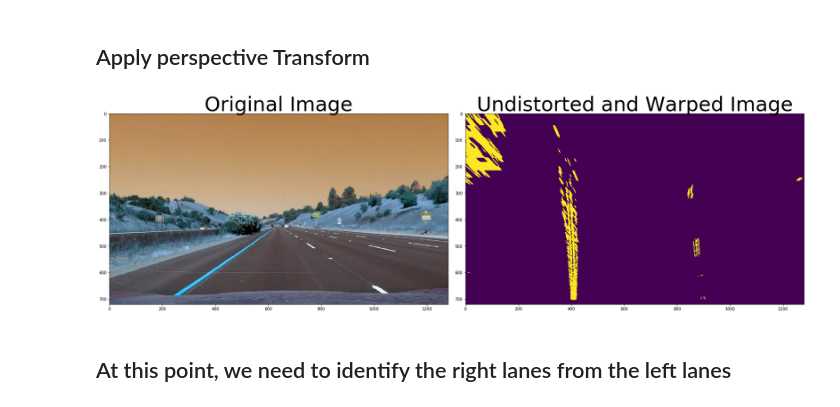
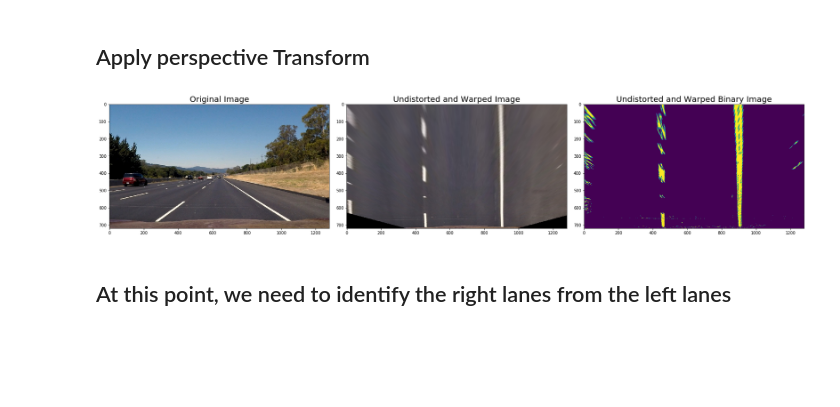
Before and after one commit to Jeremy26/advanced-lane-lines, a Jupyter notebook: P4.ipynb, the cells around one changed output. Saved outputs shown, nothing was run; the diff lists cells and outputs as text; code cells hidden in the pictures; blank space fills up the shorter version.

Commit message:
Pipeline can be sent to videoFileClip, Gradient has more parameters, Cleaner code

```diff
--- a/P4.ipynb
+++ b/P4.ipynb
@@ -73,0 +66,7 @@ An example of an object point (a corner) and its corresponding image point
+# %%
+## An example of object points and image points
+objpoints, imgpoints = get_points()
+print("An example of an object point (top-left corner) and its corresponding image point")
+print(objpoints[0][0])
+print(imgpoints[0][0])
+cv2.destroyAllWindows()
@@ -82,7 +85,7 @@ def cal_undistort(img, objpoints, imgpoints):
     return undist
 # %%
 for idx, fname in enumerate (calibration_images):
-    img = cv2.imread(fname)
+    img = mpimg.imread(fname)
     undistorted = cal_undistort(img, objpoints, imgpoints)
     # Test on one image
     if (idx==0):
@@ -147,0 +238,7 @@ for idx, fname in enumerate (test_images):
+# %%
+def combined_color_gradient(color, gradient):
+    binary = np.dstack(( np.zeros_like(gradient), gradient, color))
+    # Combine the two binary thresholds
+    combined = np.zeros_like(gradient)
+    combined[(color == 1) | (gradient == 1)] = 1
+    return combined
@@ -152,8 +282,8 @@ def perspective_transform(img):
     ## The given image is already undistorted
     #gray = cv2.cvtColor(img, cv2.COLOR_BGR2GRAY)
     img_size = (img.shape[1], img.shape[0])
-    src = np.float32([[600,450],[700,450],[1050,680],[250,680]])
-    dst = np.float32([[400, 100], [900, 100],[900, 700],[400,700]])
+    src = np.float32([[575,450],[700,450],[1200,720],[0,720]])
+    dst = np.float32([[350, 0], [950, 0],[950, 720],[350,720]])
 
     # Given src and dst points, calculate the perspective transform matrix
     M = cv2.getPerspectiveTransform(src, dst)
@@ -164,21 +294,37 @@ def perspective_transform(img):
     return warped, M
 # %%
 for idx, fname in enumerate (test_images):
-    img = cv2.imread(fname)
-    undistorted = cal_undistort(img, objpoints, imgpoints)
-    color_binary = color_gradient(img,(170, 255), (30, 100))
-    top_down, perspective_M = perspective_transform(color_binary)
+    if (idx==1):
+        img = mpimg.imread(fname)
+        undistorted = cal_undistort(img, objpoints, imgpoints)
+        ## COLOR
+        s_binary = hls_select(undistorted, thresh = (170,255))
+        ## GRADIENT
+        gradx = abs_sobel_thresh(undistorted, orient='x', sobel_kernel=3, thresh_min =20,thresh_max= 120)
+        grady = abs_sobel_thresh(undistorted, orient='y', sobel_kernel=3, thresh_min =30,thresh_max= 80)
+        mag_binary = mag_thresh(undistorted, sobel_kernel=9, mag_thresh=(20, 200))
+        dir_binary = dir_threshold(undistorted, sobel_kernel=15, thresh=(0.7, 1.3))
+        combined_gradient = np.zeros_like(dir_binary)
+        combined_gradient[((gradx == 1) & (grady == 1)) | ((mag_binary == 1) & (dir_binary == 1))] = 1
+        ## COLOR AND GRADIENT
+        ccg = combined_color_gradient(s_binary,combined_gradient)
 
-    if (idx==0):
-        f, (ax1, ax2) = plt.subplots(1, 2, figsize=(24, 9))
+        ## PERSPECTIVE TRANSFORMED
+        birded, M = perspective_transform(undistorted)
+        top_down, perspective_M = perspective_transform(ccg)
+
+        f, (ax1, ax2,ax3) = plt.subplots(1, 3, figsize=(24, 9))
         f.tight_layout()
         ax1.imshow(img)
-        ax1.set_title('Original Image', fontsize=50)
-        ax2.imshow(top_down)
-        ax2.set_title('Undistorted and Warped Image', fontsize=50)
+        ax1.set_title('Original Image', fontsize=20)
+        ax2.imshow(birded)
+        ax2.set_title('Undistorted and Warped Image', fontsize=20)
         plt.subplots_adjust(left=0., right=1, top=0.9, bottom=0.)
+        ax3.imshow(top_down)
+        ax3.set_title('Undistorted and Warped Binary Image', fontsize=20)
+        plt.subplots_adjust(left=0., right=1, top=0.9, bottom=0.)
 # %% [output]
-[figure, old version]
+[figure, new version]
 # %% [markdown]
 ## At this point, we need to identify the right lanes from the left lanes
 # %% [markdown]
```
Also changed, not shown: parts of 34 cells of this notebook, 1 other file.
